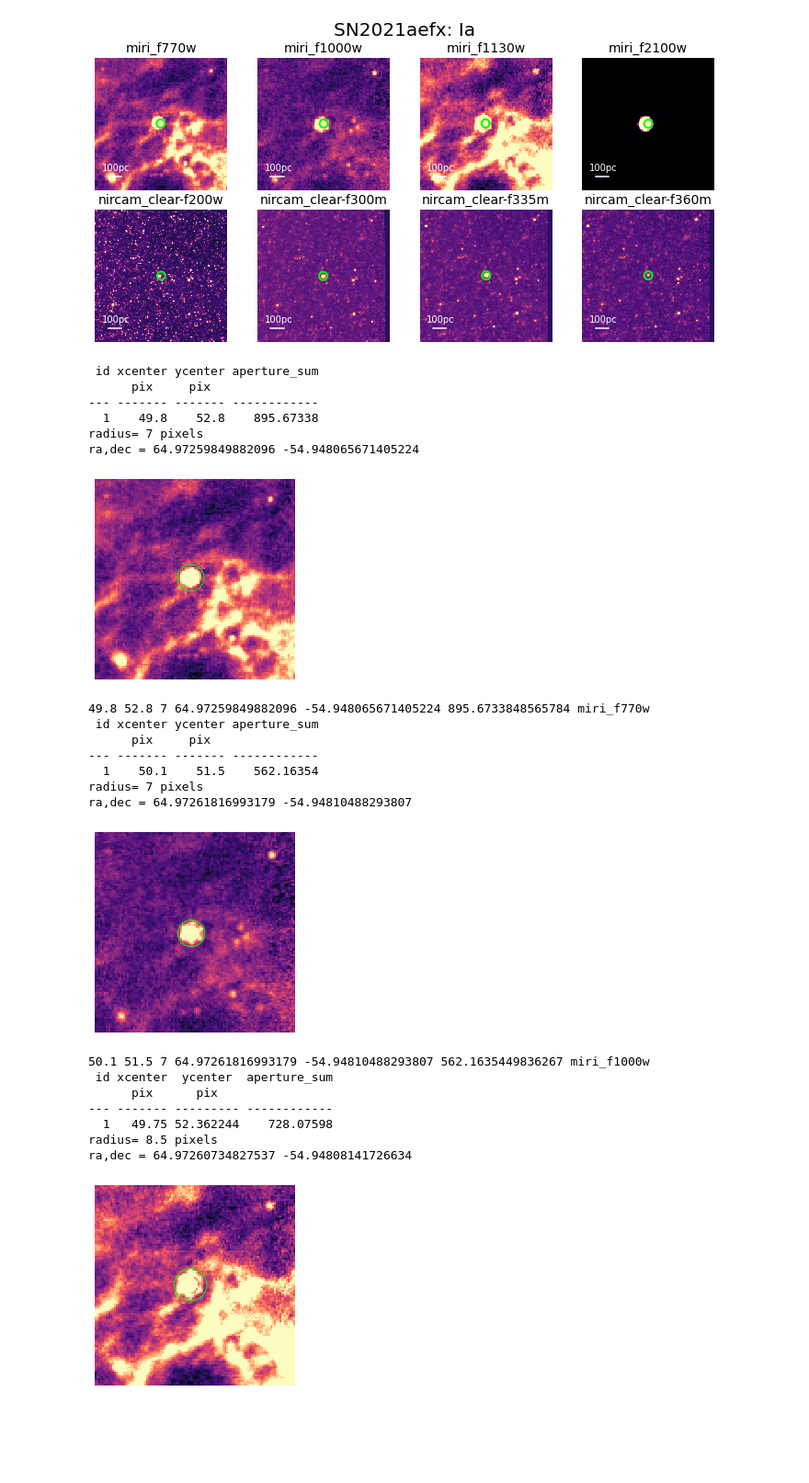
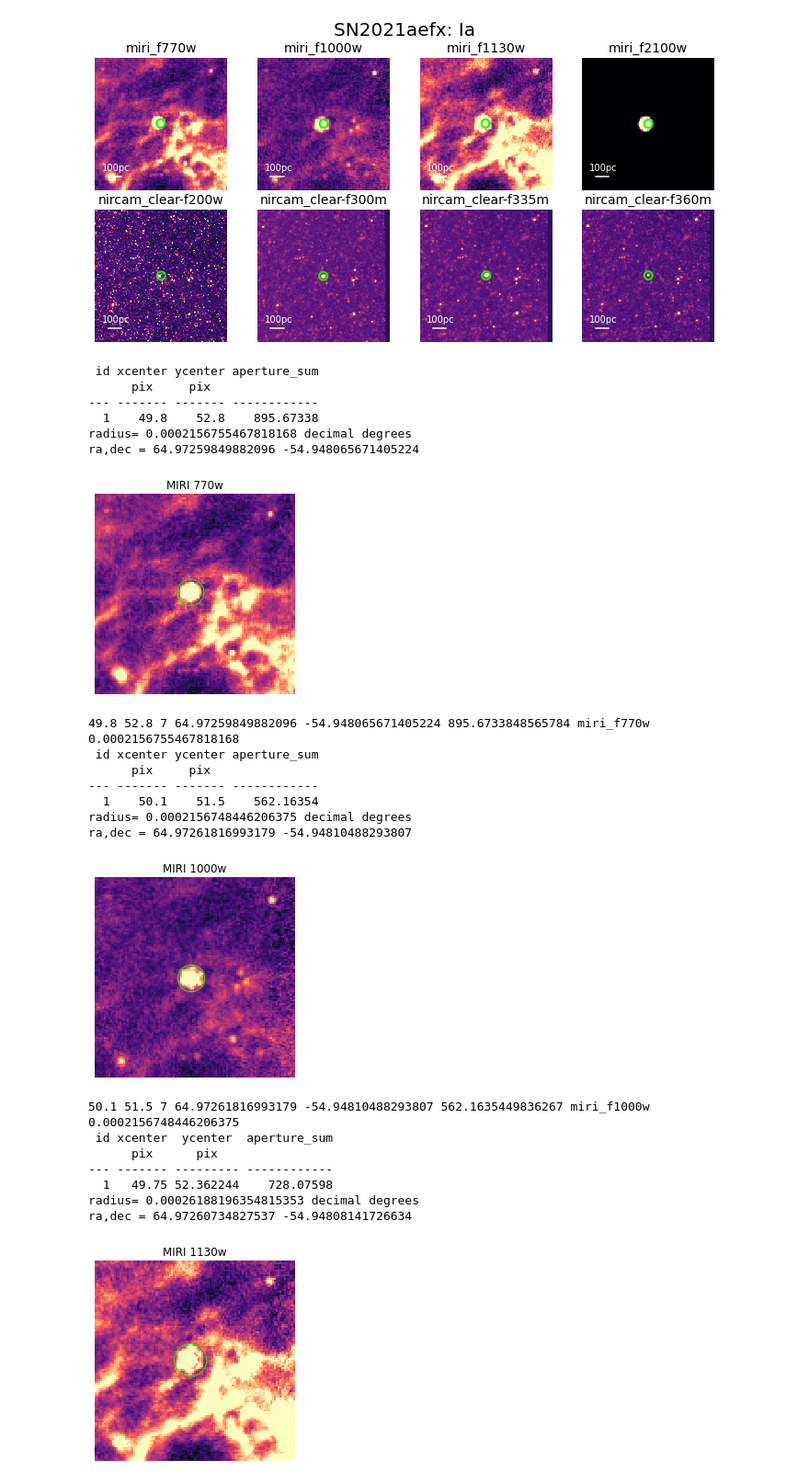
Before and after one commit to NessMayker/SNeJWST, a Jupyter notebook: Code/0.JWST_NGC1566_SN2021aefx.ipynb, the cells around one changed output. Shown at 92% size. Drawn from its saved outputs; the diff is of its cells as text; code cells hidden in the pictures; blank space fills up the shorter version.

Commit message:
photometry table

```diff
--- a/Code/0.JWST_NGC1566_SN2021aefx.ipynb
+++ b/Code/0.JWST_NGC1566_SN2021aefx.ipynb
@@ -174,6 +172,9 @@ vmm = [[0.5,35],[0.5,35],[0.5,35],[0.5,35],[0.1,40],[0.1,40],[0.1,40],[0.1,40]]
 imgs = ["miri_f770w", "miri_f1000w", "miri_f1130w", "miri_f2100w",
         "nircam_clear-f200w", "nircam_clear-f300m", "nircam_clear-f335m",
         "nircam_clear-f360m"]
+titles = ["MIRI 770w", "MIRI 1000w", "MIRI 1130w", "MIRI 2100w",
+        "NIRCam 200w", "NIRCam 300m", "NIRCam 335m",
+        "NIRCam 360m"]
 # %%
 # get nebular mask ready
 # from reproject import reproject_interp
@@ -352,31 +353,19 @@ makeZooms(2,4, imgs, SNra, SNdec, SNname, SNtype,vmm, log=False)          #SN202
 # %%
 # Set up photutils and apertures within cutout.
 
-
-def getPhot(m,coords,rad,img):
+def getPhot(m,coords,rad,img,cdelt):
     xval = coords[0]
-    yval=coords[1]
-
-    if m > 3 and xval == 0 and yval == 0:
-#         xval = 189.3471648762852
-#         yval = 188.7602251883593
-        xval=37
-        yval=37
-    elif m<=3 and xval == 0 and yval == 0:
-        xval=51.64736724810348
-        yval= 52.36224440217063
-    else:pass
+    yval = coords[1]
 
     if m > 3:
-        halfBox = angSizes[0][1]
+        halfBox = angSizes[0][1] # 200 pc in decimal degrees
     else:
-        halfBox = angSizes[0][2]
+        halfBox = angSizes[0][2] # 1000 pc in decimal degrees
 
     data = plots[m]
     # data = np.log10(data)
     wcs=wcss[m]
 
-#     halfBox = angSizes[0][2] # 1000 pc in decimal degrees
     #cutout2D needs skycoord position to carry units
     ra, dec = Angle(SNra * u.degree), Angle(SNdec * u.degree)
     raRad, decRad  = ra.radian * u.rad, dec.radian * u.rad
@@ -400,7 +389,8 @@ def getPhot(m,coords,rad,img):
         phot_table[col].info.format = '%.8g'  # for consistent table output
 
     print(phot_table)
-    print("radius=",rad,"pixels")
+    angRad = rad * cdelt
+    print("radius=",angRad,"decimal degrees")
     print("ra,dec =", ra,dec)
 
     data = plots[m]
@@ -417,52 +407,53 @@ def getPhot(m,coords,rad,img):
     # plt.scatter(xval, yval, facecolor = 'none', marker = "o", s = 80, edgecolor="lime",linewidth=2,zorder = 2)
     apertures.plot(color='lime',zorder=2)
     plt.axis('off')
+    plt.title(titles[m])
     plt.savefig(imgs[m],dpi=300)
     plt.show()
-    print(xval,yval,rad,ra,dec,phot_table["aperture_sum"][0],img)
-    return(xval,yval,rad,ra,dec,phot_table["aperture_sum"][0],img)
+    print(xval,yval,rad,ra,dec,phot_table["aperture_sum"][0],img, angRad)
+    return(xval,yval,rad,ra,dec,phot_table["aperture_sum"][0],img, angRad)
 # %%
 #do first image getPhot(img,ra=,dec=,rad=7)
 
 cords = [[49.8,52.8],[50.1,51.5],[49.75,52.362244],[50,52.362244],[32.5,36.5],[18,17.5],[18.5,18.75],[18.5,18.75]]
 radii = [7,7,8.5,6.5,6.5,4.5,5,3.5]
 
-xvals,yvals,rads,ras,decs,apertureSums,imgName = [],[],[],[],[],[],[]
+xvals,yvals,rads,ras,decs,apertureSums,imgName, angRads = [],[],[],[],[],[],[],[]
 for i in range(len(imgs)):
-    xval,yval,rad,ra,dec,apertureSum,img = getPhot(i,cords[i],radii[i],imgs[i])
+    xval,yval,rad,ra,dec,apertureSum,img,angRad = getPhot(i,cords[i],radii[i],imgs[i],cds[i])
 
     xvals.append(xval)
     yvals.append(yval)
     rads.append(rad)
     ras.append(ra)
     decs.append(dec)
     apertureSums.append(apertureSum)
     imgName.append(img)
+    angRads.append(angRad * 3600)
 
 ras  = [np.round(x,6) for x in ras]
 decs = [np.round(x,6) for x in decs]
-flux = [np.round(x,0) for x in apertureSums]
 # %% [output]
  id xcenter ycenter aperture_sum
       pix     pix
 --- ------- ------- ------------
   1    49.8    52.8    895.67338
-radius= 7 pixels
+radius= 0.0002156755467818168 decimal degrees
 ra,dec = 64.97259849882096 -54.948065671405224
-[figure, old version]
+[figure, new version]
-49.8 52.8 7 64.97259849882096 -54.948065671405224 895.6733848565784 miri_f770w
+49.8 52.8 7 64.97259849882096 -54.948065671405224 895.6733848565784 miri_f770w 0.0002156755467818168
  id xcenter ycenter aperture_sum
       pix     pix
 --- ------- ------- ------------
   1    50.1    51.5    562.16354
-radius= 7 pixels
+radius= 0.0002156748446206375 decimal degrees
 ra,dec = 64.97261816993179 -54.94810488293807
-[figure, old version]
+[figure, new version]
-50.1 51.5 7 64.97261816993179 -54.94810488293807 562.1635449836267 miri_f1000w
+50.1 51.5 7 64.97261816993179 -54.94810488293807 562.1635449836267 miri_f1000w 0.0002156748446206375
  id xcenter  ycenter  aperture_sum
       pix      pix
 --- ------- --------- ------------
   1   49.75 52.362244    728.07598
-radius= 8.5 pixels
+radius= 0.00026188196354815353 decimal degrees
 ra,dec = 64.97260734827537 -54.94808141726634
-[figure, old version]
+[figure, new version]
```
Also changed, not shown: parts of 19 cells of this notebook, 10 other files.
